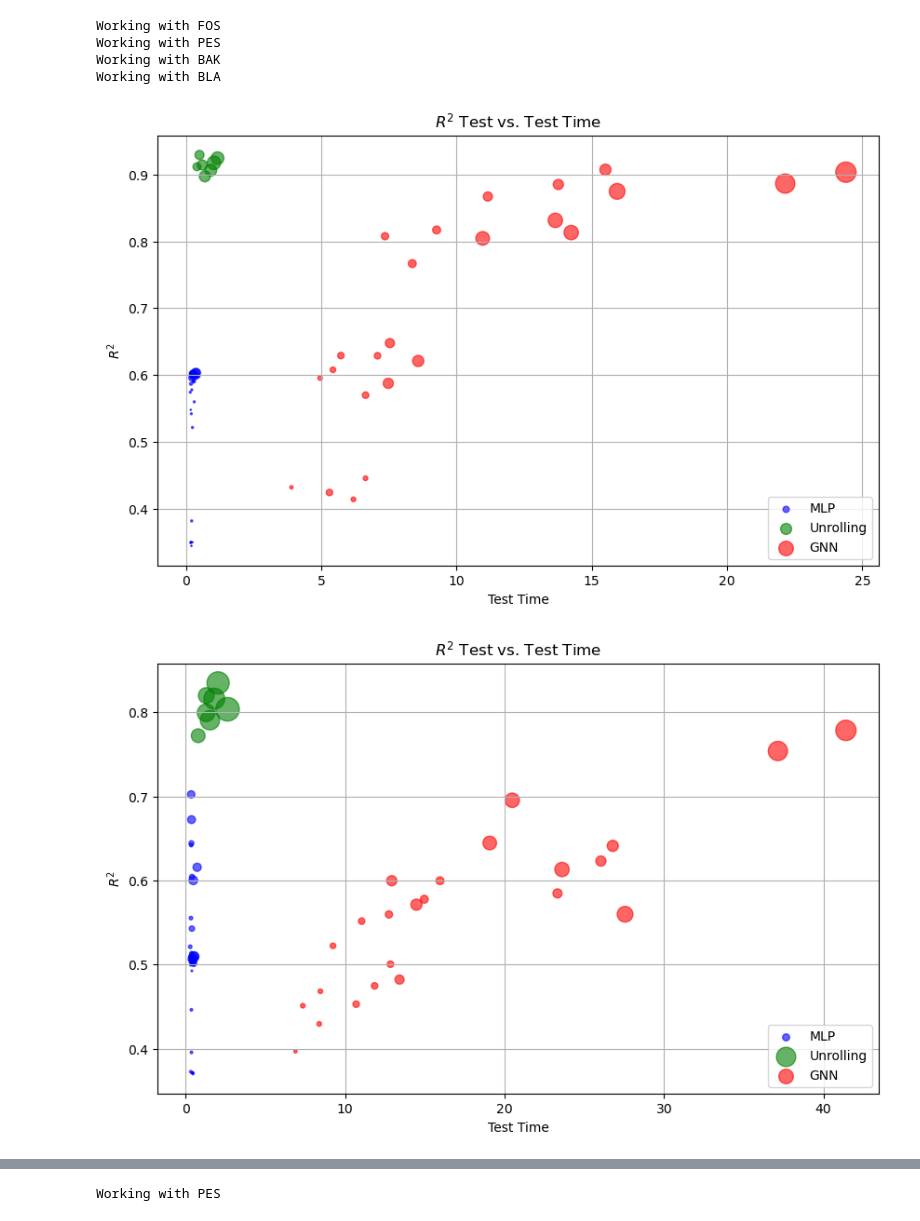
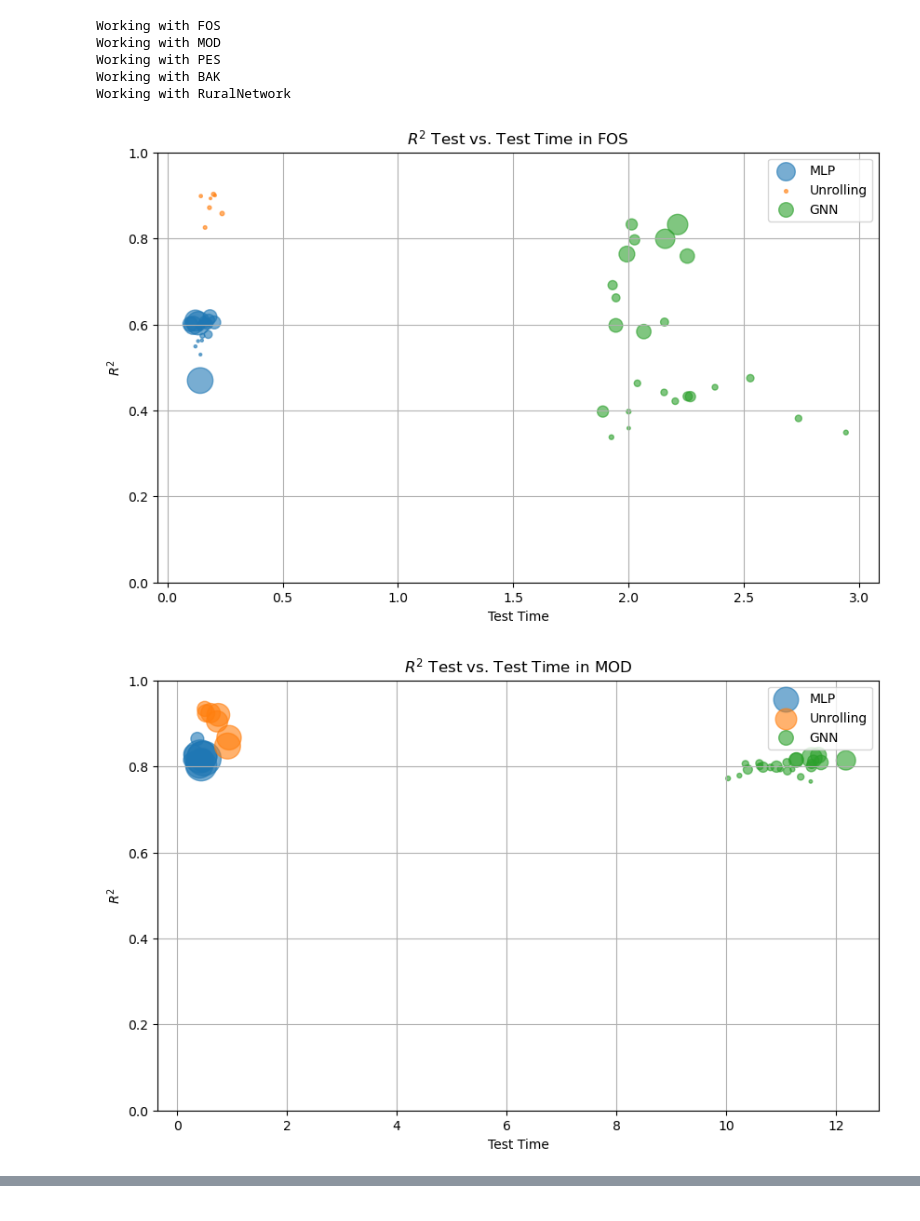
Before and after one commit to albertsolaroca/GGANet, a Jupyter notebook: main_unrolling/visualizations.ipynb, the cells around one changed output, grey strips where cells are left out. Drawn from its saved outputs; the diff is of its cells as text; code cells hidden in the pictures.

```diff
--- a/main_unrolling/visualizations.ipynb
+++ b/main_unrolling/visualizations.ipynb
@@ -33,35 +34,37 @@ def plot_r2_time(mlp_results,unrolling_results,gnn_results):
 	plt.figure(figsize=(10, 6))
 
 	# Scatter plot for MLP results
-	plt.scatter(mlp_results['test_time'], mlp_results['r2_test'], s=mlp_results['total_params'] / 1000, c='blue', alpha=0.6, label='MLP')
+	plt.scatter(mlp_results['test_time'], mlp_results['r2_test'], s=mlp_results['total_params'] / 1000, alpha=0.6, label='MLP')
 
 	# Scatter plot for Unrolling results
-	plt.scatter(unrolling_results['test_time'], unrolling_results['r2_test'], s=unrolling_results['total_params'] / 1000, c='green', alpha=0.6, label='Unrolling')
+	plt.scatter(unrolling_results['test_time'], unrolling_results['r2_test'], s=unrolling_results['total_params'] / 10000, alpha=0.6, label='Unrolling')
 
 	# Scatter plot for GNN results
-	plt.scatter(gnn_results['test_time'], gnn_results['r2_test'], s=gnn_results['total_params'] / 1000, c='red', alpha=0.6, label='GNN')
+	plt.scatter(gnn_results['test_time'], gnn_results['r2_test'], s=gnn_results['total_params'] / 1000, alpha=0.6, label='GNN')
 
 	plt.xlabel('Test Time')
 	plt.ylabel('$R^2$')
-	plt.title('$R^2$ Test vs. Test Time')
+	plt.ylim(0,1)
+	plt.title(f'$R^2$ Test vs. Test Time in {wdn}')
 	plt.legend()
 	plt.grid(True)
 	plt.savefig(f'./experiments/visualizations/r2_test_vs_test_time_{wdn}.png')
 # %%
 cfg = read_config("config_unrolling_GNN.yaml")
 data_folder = cfg['data_folder']
 all_wdn_names = cfg['networks']
 
 for wdn in all_wdn_names:
 	print(f'Working with {wdn}')
-	mlp_results = pd.read_csv(f'./experiments/Results MLP and Unrolling 8000/{wdn}/MLP/results_MLP.csv').drop(columns=['Unnamed: 0'])
-	unrolling_results =  pd.read_csv(f'./experiments/Results MLP and Unrolling 8000/{wdn}/UnrollingModel/results_UnrollingModel.csv').drop(columns=['Unnamed: 0'])
+	mlp_results = pd.read_csv(f'./experiments/unrolling_WDN/{wdn}/MLP/results_MLP.csv').drop(columns=['Unnamed: 0'])
+	unrolling_results =  pd.read_csv(f'./experiments/unrolling_WDN/{wdn}/UnrollingModel/results_UnrollingModel.csv').drop(columns=['Unnamed: 0'])
 	gnn_results =  pd.read_csv(f'./experiments/unrolling_GNN_WDN/{wdn}/GNN_ChebConv/results_GNN_ChebConv.csv').drop(columns=['Unnamed: 0'])
 	plot_r2_time(mlp_results,unrolling_results,gnn_results)
 # %% [output]
 Working with FOS
+Working with MOD
 Working with PES
 Working with BAK
-Working with BLA
+Working with RuralNetwork
-[figure, old version]
+[figure, new version]
-[figure, old version]
+[figure, new version]
@@ -437,20 +359,3 @@ def from_graphs_to_pandas(graphs, l_x=3, l_ea=3):
 		y.append(graph.y.reshape(-1, 1).numpy())
 		ea.append(graph.edge_attr.numpy())
 	return np.concatenate(x, axis=0), np.concatenate(y, axis=0), np.concatenate(ea, axis=0)
-# %%
-data_folder = './data'
-wdn_best_configs = {'PES': [28,5,23], 'FOS': [33,1,22], 'BAK': [0,0,6], 'BLA': [28,4,22]}
-gn = GraphNormalizer()
-wdn = 'PES'
-print(f'Working with {wdn}')
-tra_database, _,_ = load_raw_dataset(wdn, data_folder)
-tra_dataset, A12_bar = create_dataset(tra_database)
-gn.fit(tra_dataset)
-real = gn.inverse_transform_array(pd.read_csv(f'./experiments/Results MLP and Unrolling 8000/{wdn}/MLP/pred/testing/real.csv').drop(columns=['Unnamed: 0']), 'pressure')
-mlp_pred = gn.inverse_transform_array(pd.read_csv(f'./experiments/Results MLP and Unrolling 8000/{wdn}/MLP/pred/testing/{wdn_best_configs[wdn][0]}.csv').drop(columns=['Unnamed: 0']), 'pressure')
-unrolling_pred = gn.inverse_transform_array(pd.read_csv(f'./experiments/Results MLP and Unrolling 8000/{wdn}/UnrollingModel/pred/testing/{wdn_best_configs[wdn][1]}.csv').drop(columns=['Unnamed: 0']), 'pressure')
-gnn_pred = gn.inverse_transform_array(pd.read_csv(f'./experiments/unrolling_GNN_WDN/{wdn}/GNN_ChebConv/pred/testing/{wdn_best_configs[wdn][2]}.csv').drop(columns=['Unnamed: 0']), 'pressure')
-
-plot_errors(real,mlp_pred,unrolling_pred,gnn_pred, wdn)
-# %% [output]
-Working with PES
```
Also changed, not shown: parts of 9 cells of this notebook, 10 other files.
